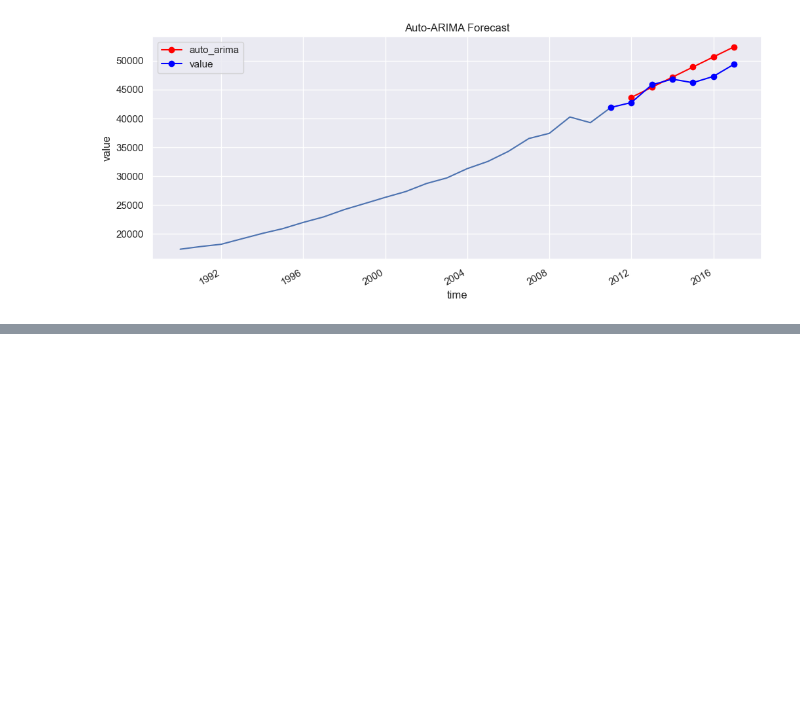
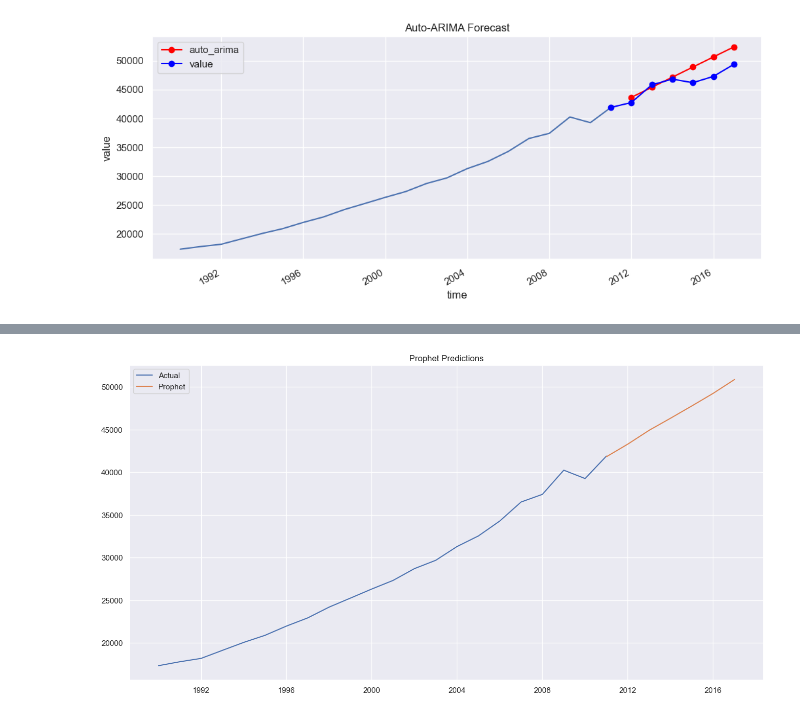
Before and after one commit to Mfundo-debug/time-series, a Jupyter notebook: time-series.ipynb, the cells around one changed output, grey strips where cells are left out. Cells and saved outputs as stored; diff of their text form; code cells hidden in the pictures; blank space fills up the shorter version.

```diff
--- a/time-series.ipynb
+++ b/time-series.ipynb
@@ -350,0 +352,28 @@ au_v2.plot(ax=ax, color='blue', marker='o', legend=True)
+# %%
+#copy and prepare expected column names
+au3 = au.copy()
+au3 = au3[['time', 'value']]
+au3.columns = ['ds', 'y']
+au3['ds'] = pd.to_datetime(au3['ds'])
+
+#define the model
+m3 = Prophet()
+m3.fit(au3)
+#define the period for which we want a prediction
+df_index_7_years = pd.DataFrame(index_7_years)
+df_index_7_years.columns = ['ds']
+df_index_7_years['ds'] = pd.to_datetime(df_index_7_years['ds'])
+
+#predict
+fcast3 = m3.predict(df_index_7_years)
+fcast3 = pd.Series(fcast3['yhat'].values, index=index_7_years)
+fcast3 = fcast3.rename('Prophet')
+
+#plotting the prediction
+plt.figure(figsize=(16,8))
+plt.plot(au3['ds'], au3['y'], label='Actual')
+plt.plot(fcast3, label='Prophet')
+plt.legend(loc='best')
+plt.title('Prophet Predictions')
+plt.show()
+# %% [output]
@@ -350,0 +382 @@ au_v2.plot(ax=ax, color='blue', marker='o', legend=True)
+[figure, added]
```
Also changed, not shown: parts of 7 cells of this notebook.
